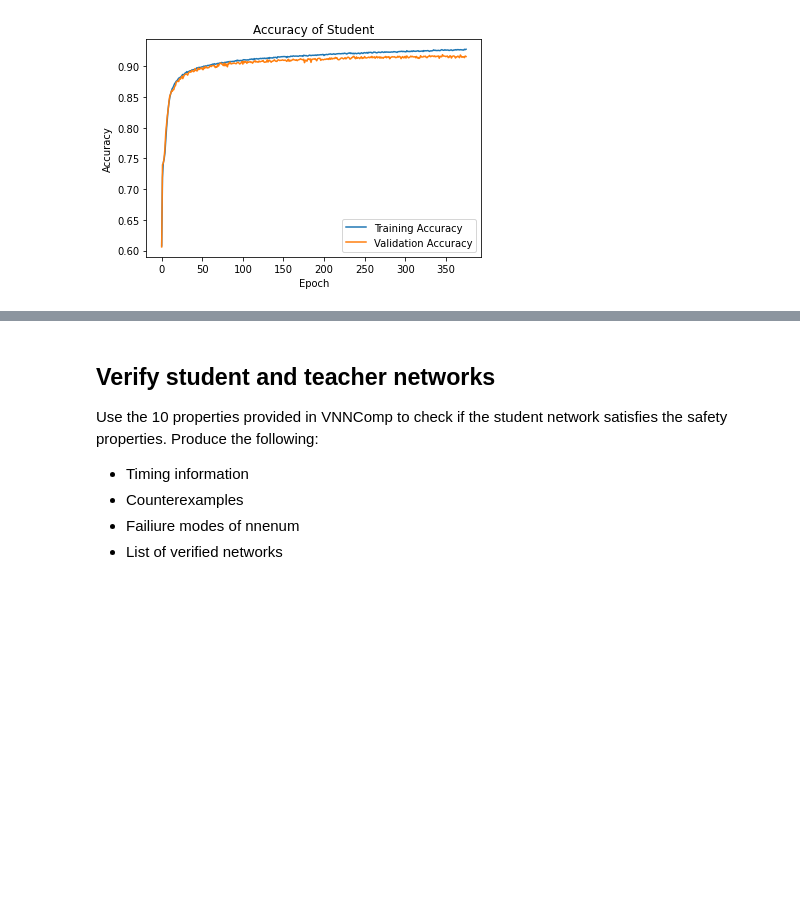
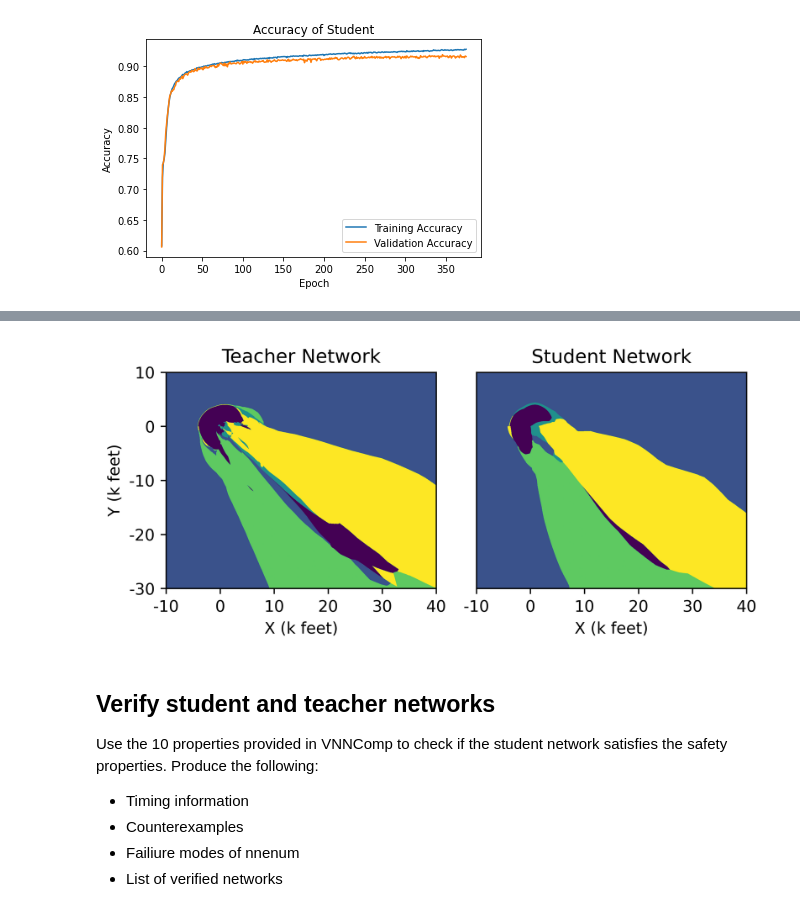
Before and after one commit to jordanperr/masters-thesis, a Jupyter notebook: notebooks/thesis_figures/acasxu-distillation.ipynb, the cells around one changed output, grey strips where cells are left out. Drawn from its saved outputs; the diff is of its cells as text; code cells hidden in the pictures; blank space fills up the shorter version.

Commit message:
created figures for thesis

```diff
--- a/notebooks/thesis_figures/acasxu-distillation.ipynb
+++ b/notebooks/thesis_figures/acasxu-distillation.ipynb
@@ -99,7 +90,7 @@ plt.legend()
 # %%
 # Input Scaling
 
-nx, ny = (500, 500)
+nx, ny = (2000, 2000)
 
 x = np.linspace(-40000,40000, nx)
 y = np.linspace(-30000,30000, ny)
@@ -146,5 +137,40 @@ plt.show()
 [figure]
 [figure]
+# %%
+x_tick_locs = [-10000, 0, 10000, 20000, 30000, 40000]
+x_tick_lbls = ["-10", "0", "10", "20", "30", "40"]
+
+y_tick_locs = [-30000, -20000, -10000, 0, 10000]
+y_tick_lbls = ["-30", "-20", "-10", "0", "10"]
+
+plt.figure(figsize=(6,3),dpi=600)
+
+plt.subplot(1,2,1)
+plt.imshow(teacher_image.reshape(nx,ny), extent=extent)
+plt.title("Teacher")
+plt.xticks(x_tick_locs, x_tick_lbls)
+plt.yticks(y_tick_locs, y_tick_lbls)
+plt.xlim(-10000,40000)
+plt.ylim(-30000,10000)
+plt.ylabel("Y (k feet)")
+plt.xlabel("X (k feet)")
+
+plt.subplot(1,2,2)
+plt.imshow(student_image.reshape(nx,ny), extent=extent)
+plt.title("Student")
+plt.xticks(x_tick_locs, x_tick_lbls)
+plt.yticks(y_tick_locs, y_tick_lbls)
+plt.xlim(-10000,40000)
+plt.ylim(-30000,10000)
+plt.gca().get_yaxis().set_visible(False)
+plt.ylabel("Y (k feet)")
+plt.xlabel("X (k feet)")
+
+plt.tight_layout()
+plt.savefig("acasxu_distillation_output_regions.png")
+plt.show()
+# %% [output]
+[figure, added]
 # %% [markdown]
 ## Verify student and teacher networks
 
```
Also changed, not shown: parts of 3 cells of this notebook, 8 other files.
